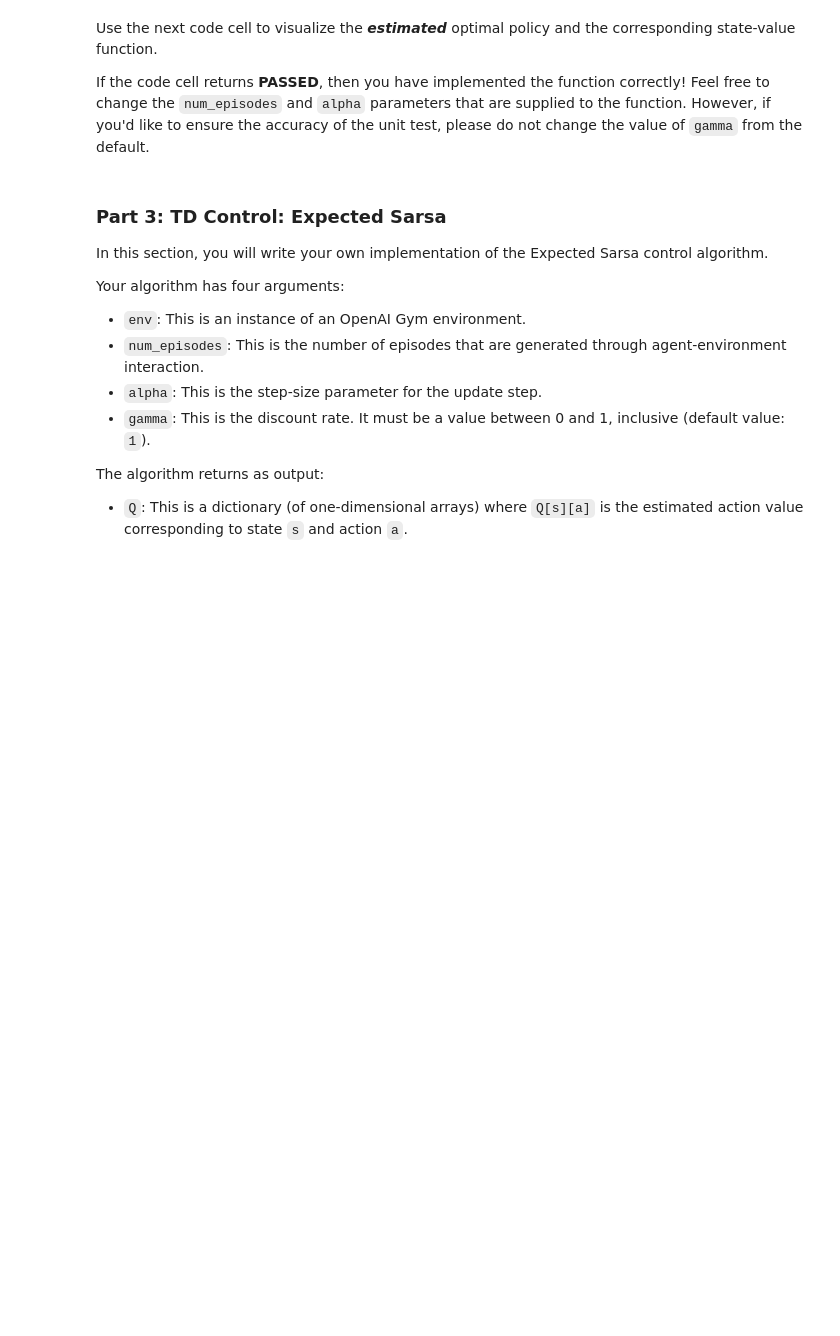
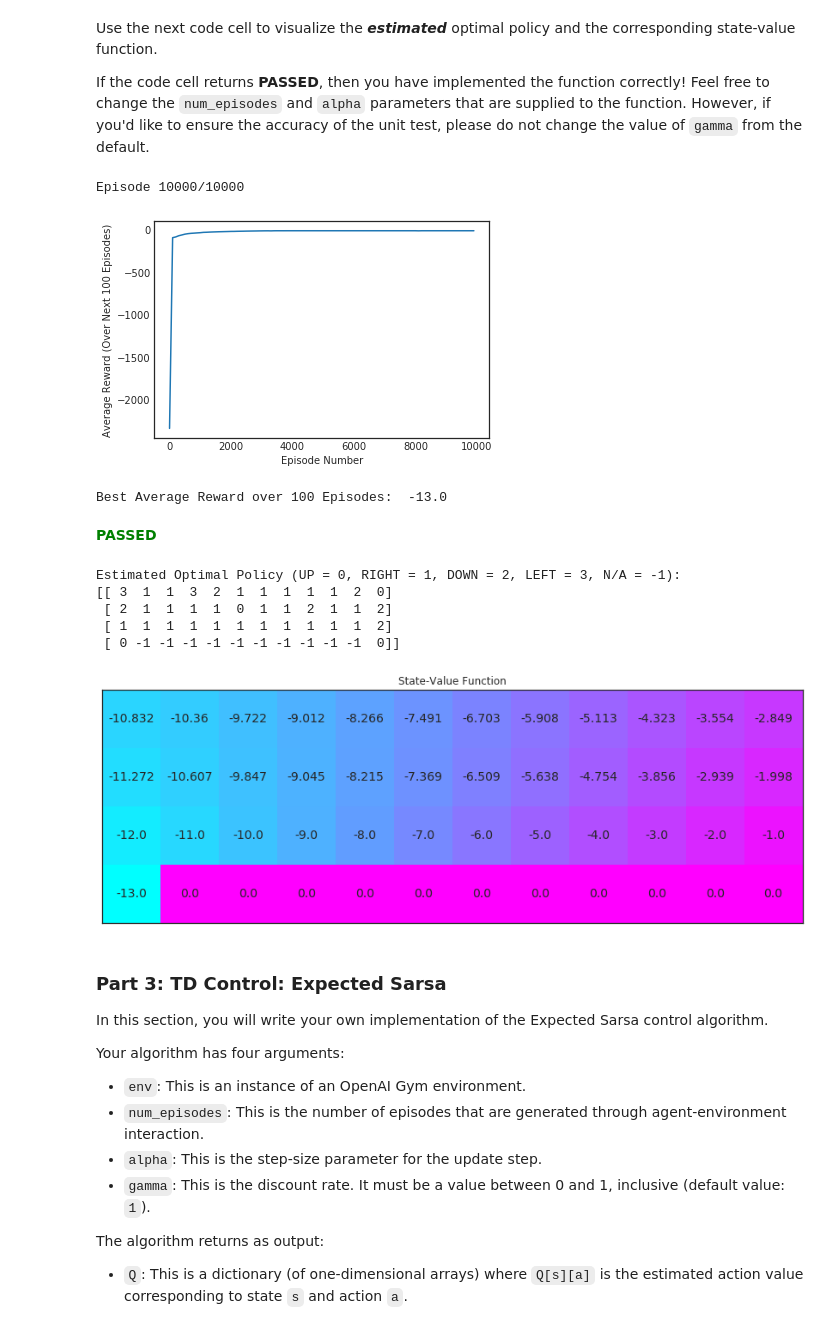
Before and after one commit to JiaweiCui/deep-reinforcement-learning, a Jupyter notebook: temporal-difference/Temporal_Difference.ipynb, the cells around one changed output. Drawn from its saved outputs; the diff is of its cells as text; code cells hidden in the pictures; blank space fills up the shorter version.

```diff
--- a/temporal-difference/Temporal_Difference.ipynb
+++ b/temporal-difference/Temporal_Difference.ipynb
@@ -142,19 +194,72 @@ def q_learning(env, num_episodes, alpha, gamma=1.0):
+# %%
+def q_learning(env, num_episodes, alpha, gamma=1.0, plot_every=100):
+    # initialize action-value function (empty dictionary of arrays)
+    Q = defaultdict(lambda: np.zeros(env.nA))
+
+    # initialize performance monitor
+    tmp_scores = deque(maxlen=plot_every)
+    avg_scores = deque(maxlen=num_episodes)
+
+    # loop over episodes
+    for i_episode in range(1, num_episodes+1):
+        # monitor progress
+        if i_episode % 100 == 0:
+            print("\rEpisode {}/{}".format(i_episode, num_episodes), end="")
+            sys.stdout.flush()
+
+        score = 0
+        state = env.reset()
+
+        eps = 1.0/i_episode
+
+        while True:
+            action = epsilon_greedy(Q, state, env.nA, eps)
+            next_state, reward, done, info = env.step(action)
+            score += reward
+            Q[state][action] = update_Q_sarsamax(alpha, gamma, Q, state, action, reward, next_state)
+            state = next_state
+            if done:
+                tmp_scores.append(score)
+                break
+
+        if i_episode%plot_every == 0:
+            avg_scores.append(np.mean(tmp_scores))
+
+    # plot performance
+    plt.plot(np.linspace(0,num_episodes,len(avg_scores),endpoint=False), np.asarray(avg_scores))
+    plt.xlabel('Episode Number')
+    plt.ylabel('Average Reward (Over Next %d Episodes)' % plot_every)
+    plt.show()
+    # print best 100-episode performance
+    print(('Best Average Reward over %d Episodes: ' % plot_every), np.max(avg_scores))
+    return Q
 # %% [markdown]
 Use the next code cell to visualize the **_estimated_** optimal policy and the corresponding state-value function.
 
 If the code cell returns **PASSED**, then you have implemented the function correctly!  Feel free to change the `num_episodes` and `alpha` parameters that are supplied to the function.  However, if you'd like to ensure the accuracy of the unit test, please do not change the value of `gamma` from the default.
 # %%
 # obtain the estimated optimal policy and corresponding action-value function
-Q_sarsamax = q_learning(env, 5000, .01)
+Q_sarsamax = q_learning(env, 10000, .01)
 
 # print the estimated optimal policy
 policy_sarsamax = np.array([np.argmax(Q_sarsamax[key]) if key in Q_sarsamax else -1 for key in np.arange(48)]).reshape((4,12))
 check_test.run_check('td_control_check', policy_sarsamax)
 print("\nEstimated Optimal Policy (UP = 0, RIGHT = 1, DOWN = 2, LEFT = 3, N/A = -1):")
 print(policy_sarsamax)
 
 # plot the estimated optimal state-value function
 plot_values([np.max(Q_sarsamax[key]) if key in Q_sarsamax else 0 for key in np.arange(48)])
+# %% [output]
+Episode 10000/10000
+[figure, added]
+Best Average Reward over 100 Episodes:  -13.0
+**<span style="color: green;">PASSED</span>**
+Estimated Optimal Policy (UP = 0, RIGHT = 1, DOWN = 2, LEFT = 3, N/A = -1):
+[[ 3  1  1  3  2  1  1  1  1  1  2  0]
+ [ 2  1  1  1  1  0  1  1  2  1  1  2]
+ [ 1  1  1  1  1  1  1  1  1  1  1  2]
+ [ 0 -1 -1 -1 -1 -1 -1 -1 -1 -1 -1  0]]
+[figure, added]
 # %% [markdown]
 ### Part 3: TD Control: Expected Sarsa
 
```
Also changed, not shown: parts of 14 cells of this notebook.
